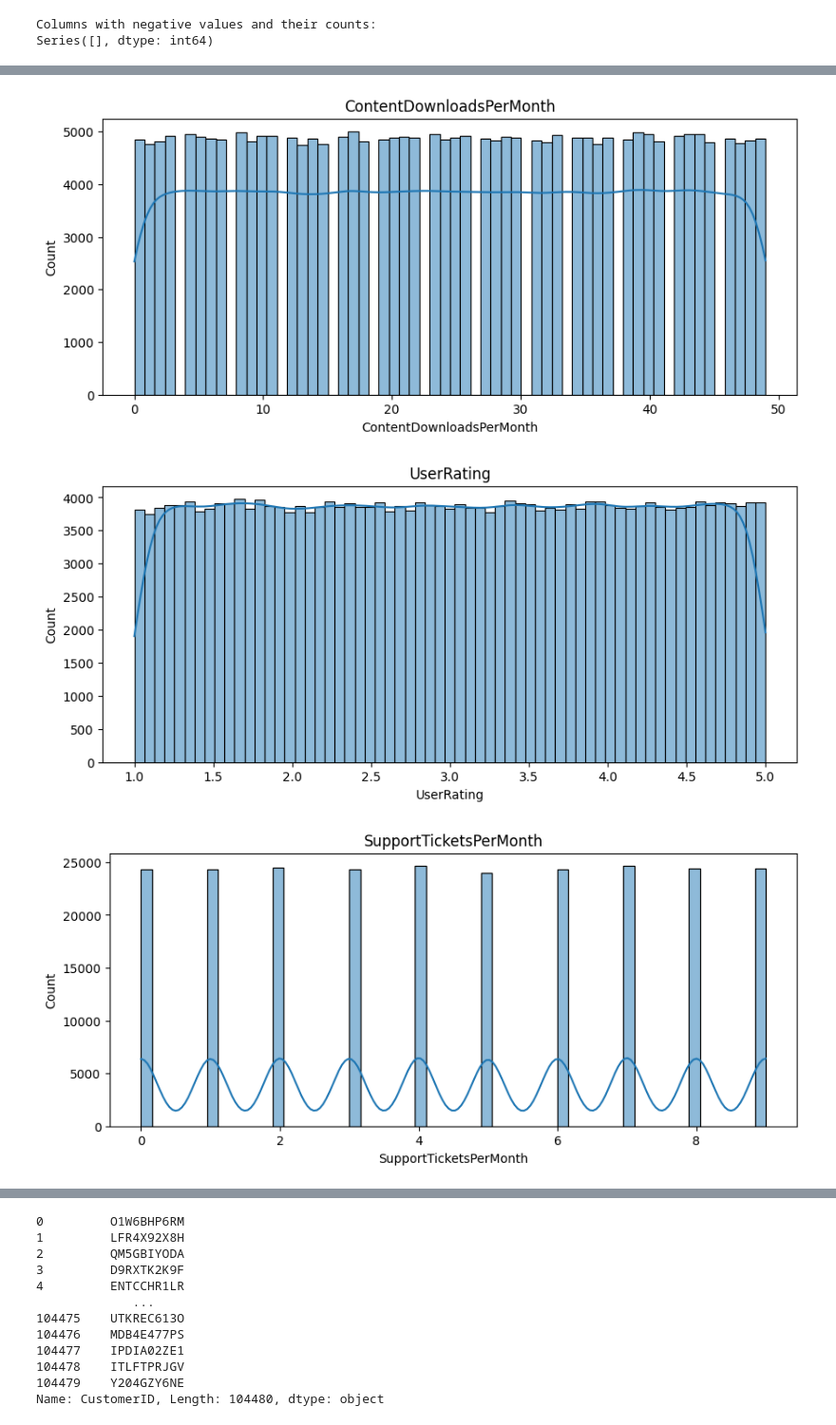
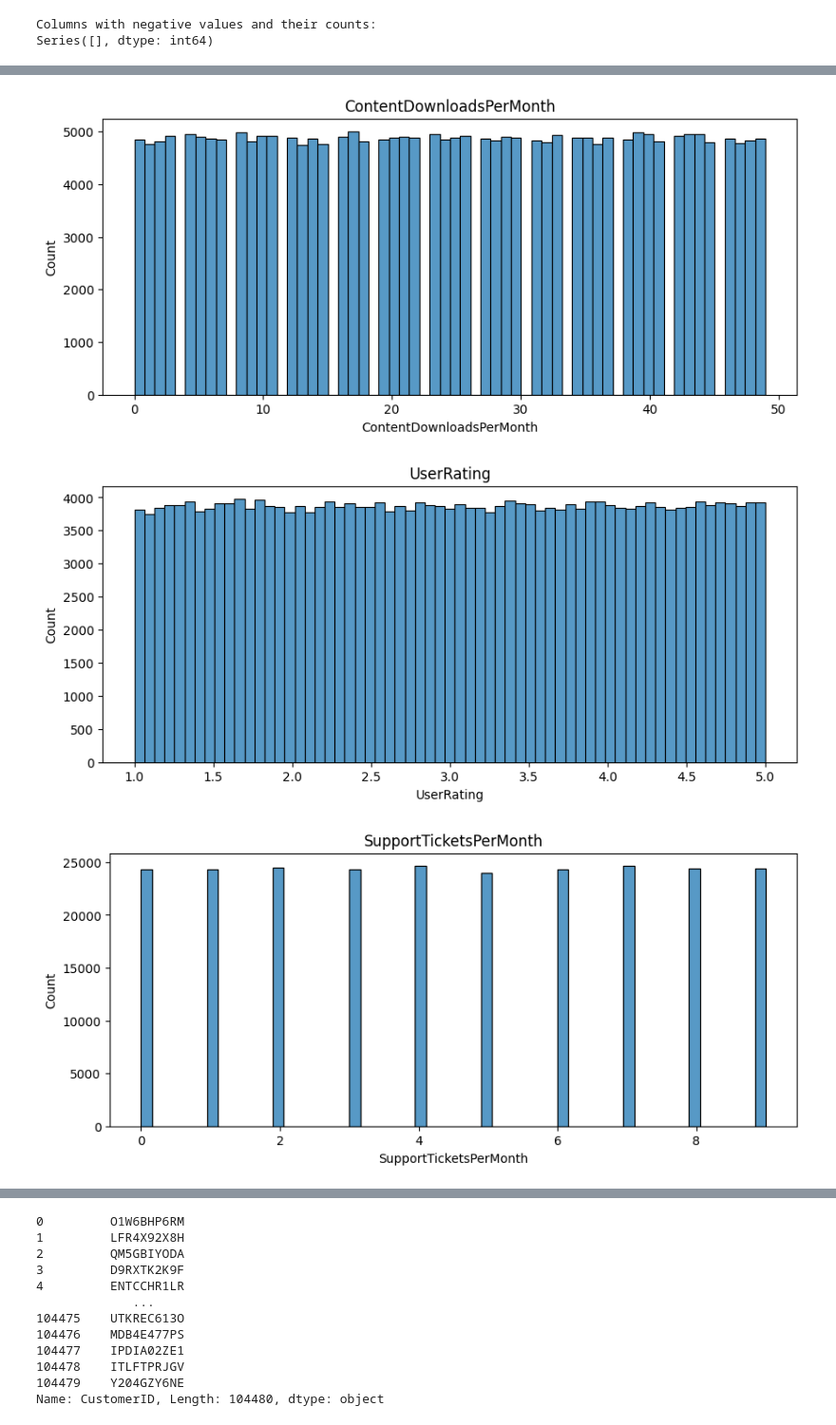
Before and after one commit to wiss0212/Video_streaming_churn, a Jupyter notebook: Project_video_streaming.ipynb, the cells around one changed output, grey strips where cells are left out. Shown: that part at 95% size. Drawn from its saved outputs; the diff is of its cells as text; code cells hidden in the pictures.

```diff
--- a/Project_video_streaming.ipynb
+++ b/Project_video_streaming.ipynb
@@ -108,13 +112,10 @@ CustomerID                  False
 Churn                       False
 dtype: bool
 # %%
-import matplotlib.pyplot as plt
-import seaborn as sns
-
 for column in train_df.columns:
     if train_df[column].dtype in ['float64', 'int64']:
         plt.figure(figsize=(10, 4))
-        sns.histplot(train_df[column], kde=True)
+        sns.histplot(train_df[column], kde=False)
         plt.title(column)
         plt.show()
 # %% [output]
@@ -126,3 +127,3 @@ for column in train_df.columns:
-[figure, old version]
+[figure, new version]
-[figure, old version]
+[figure, new version]
-[figure, old version]
+[figure, new version]
```
Also changed, not shown: parts of 49 cells of this notebook.
